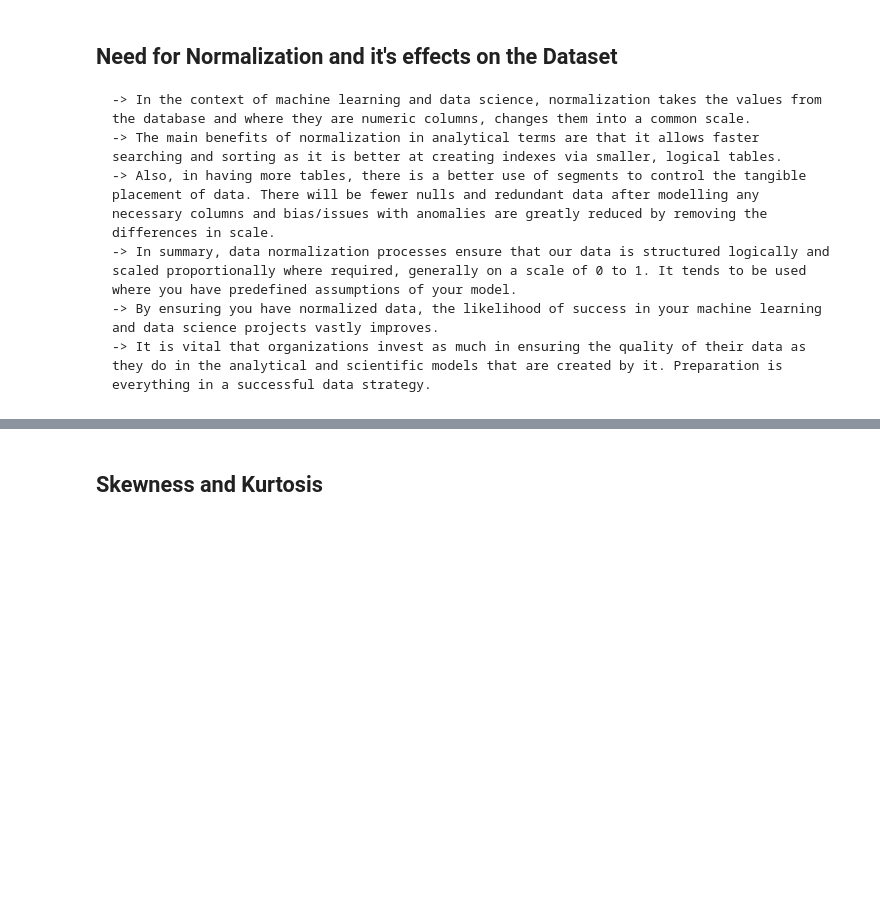
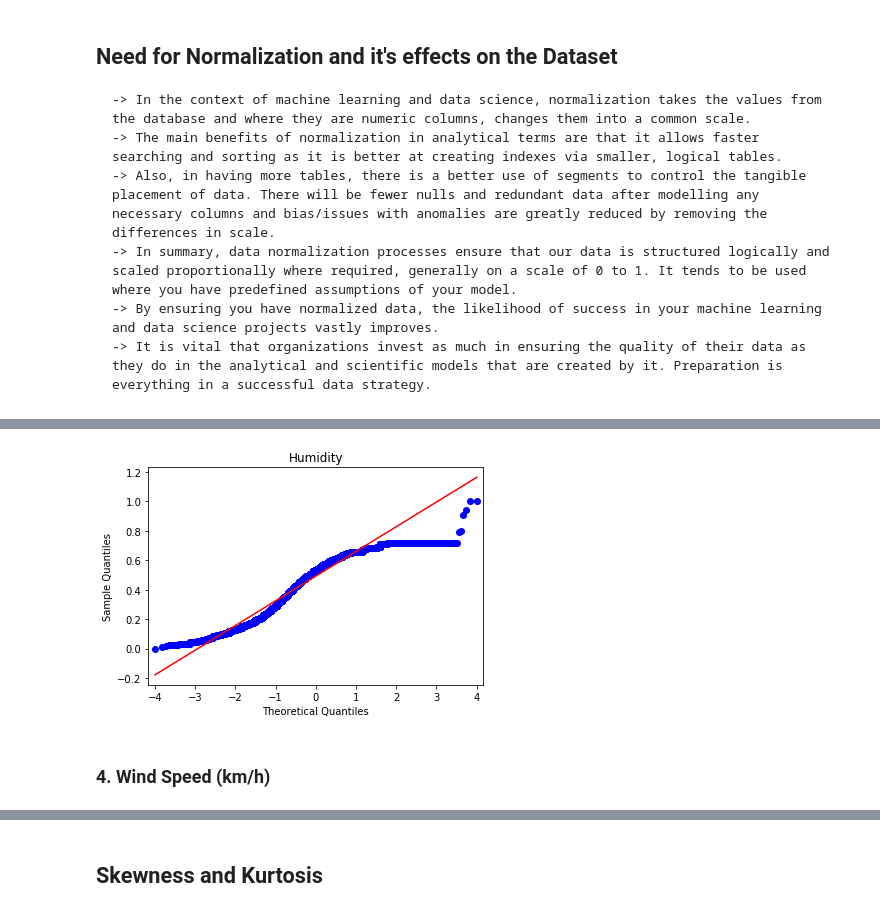
Before and after one commit to Sanjiv01/SDS-project, a Jupyter notebook: Weather linear reg.ipynb, the cells around one changed output, grey strips where cells are left out. Drawn from its saved outputs; the diff is of its cells as text; code cells hidden in the pictures; blank space fills up the shorter version.

```diff
--- a/Weather linear reg.ipynb
+++ b/Weather linear reg.ipynb
@@ -410,6 +495,11 @@ plt.plot(bins, best_fit_line, color = 'black')
 # %%
 qqplot(df_normalized['Humidity'], line = 's')
+plt.title('Humidity')
 plt.show()
+# %% [output]
+[figure, added]
+# %% [markdown]
+### 4. Wind Speed (km/h)
 # %%
 _, bins, _ = plt.hist(df_normalized['Wind Speed (km/h)'], 30, density=1, alpha = 0.5, facecolor='green')
 mu, sigma = scipy.stats.norm.fit(df_normalized['Wind Speed (km/h)'])
```
Also changed, not shown: parts of 69 cells of this notebook.
